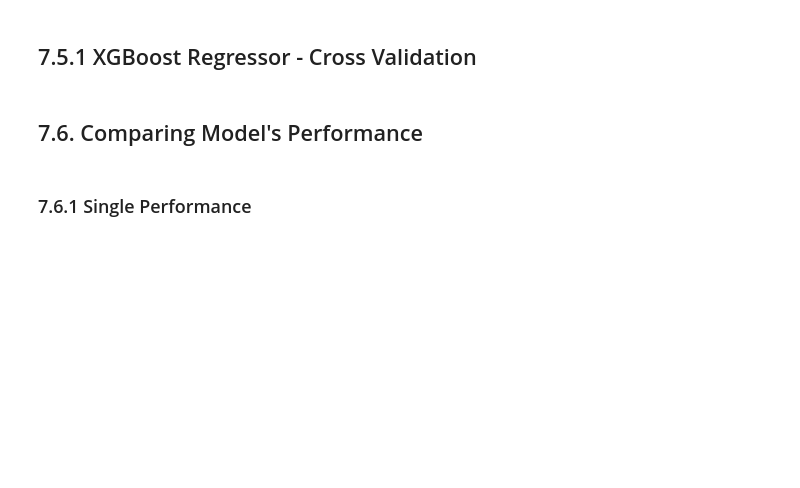
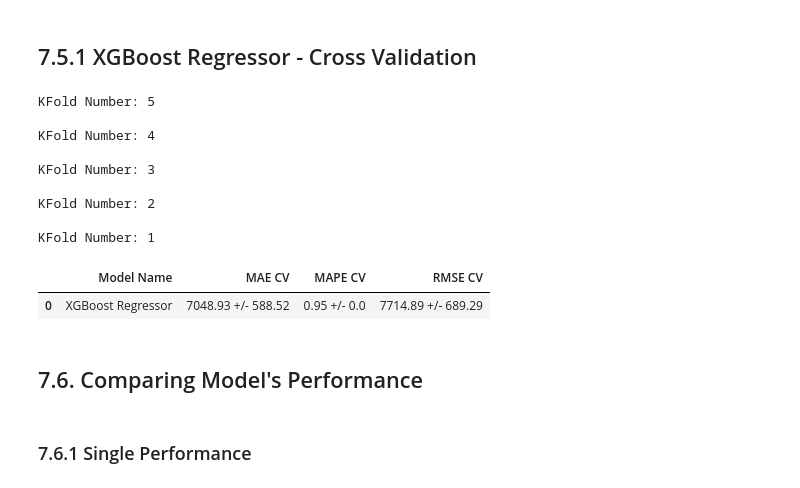
Before and after one commit to marcoscarvalho96/data-science-em-producao, a Jupyter notebook: m08_v01_store_sales_prediction.ipynb, the cells around one changed output. Drawn from its saved outputs; the diff is of its cells as text; code cells hidden in the pictures; blank space fills up the shorter version.

```diff
--- a/m08_v01_store_sales_prediction.ipynb
+++ b/m08_v01_store_sales_prediction.ipynb
@@ -1112,8 +1137,20 @@ xgb_result
 # %% [markdown]
 ## 7.5.1 XGBoost Regressor - Cross Validation
 # %%
-xbg_result_cv = cross_validation( x_training, 5, 'XGBoost Regressor', model_xgb, verbose=True )
-xbg_result_cv
+xgb_result_cv = cross_validation( x_training, 5, 'XGBoost Regressor', model_xgb, verbose=True )
+xgb_result_cv
+# %% [output]
+KFold Number: 5
+
+KFold Number: 4
+
+KFold Number: 3
+
+KFold Number: 2
+
+KFold Number: 1
+|  | Model Name | MAE CV | MAPE CV | RMSE CV |
+| 0 | XGBoost Regressor | 7048.93 +/- 588.52 | 0.95 +/- 0.0 | 7714.89 +/- 689.29 |
 # %% [markdown]
 ## 7.6. Comparing Model's Performance
 # %% [markdown]
```
Also changed, not shown: parts of 23 cells of this notebook.
